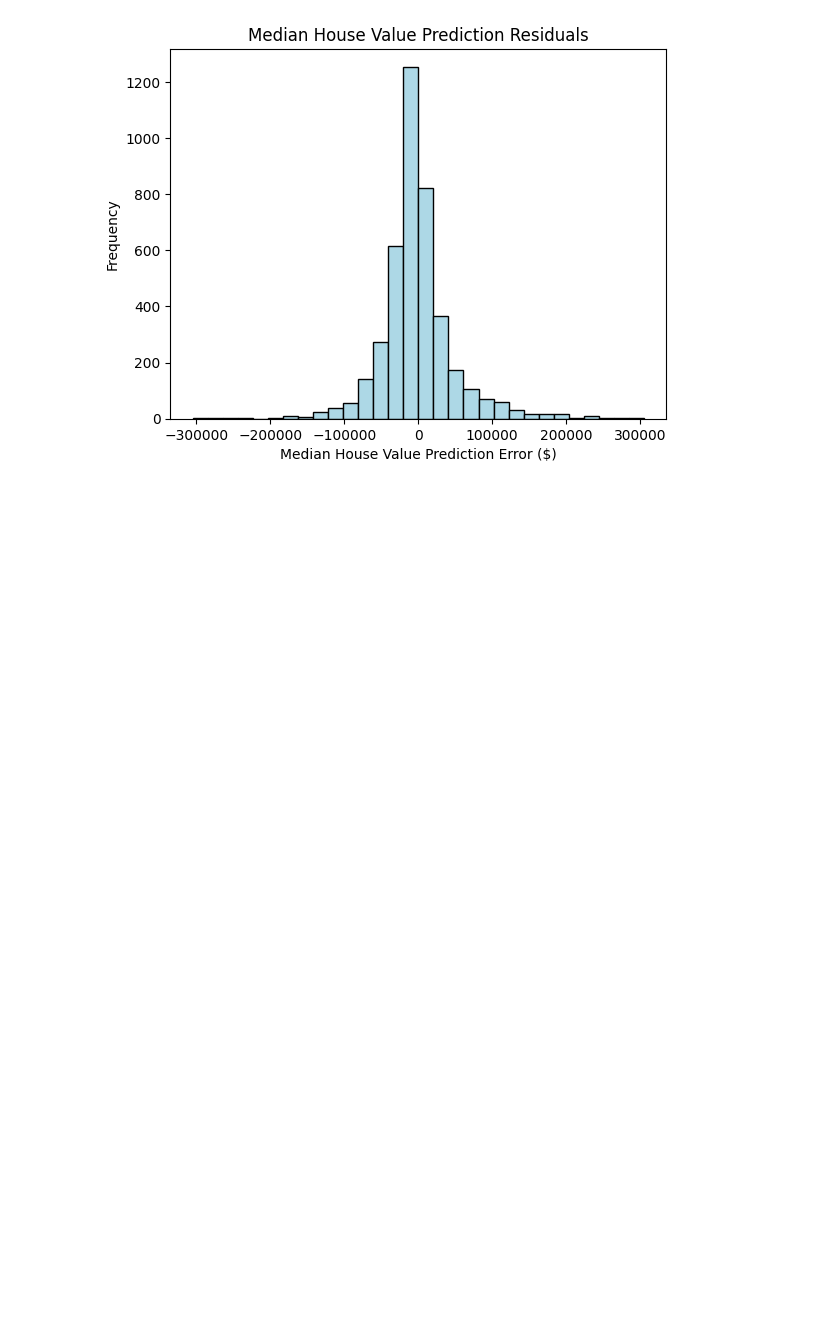
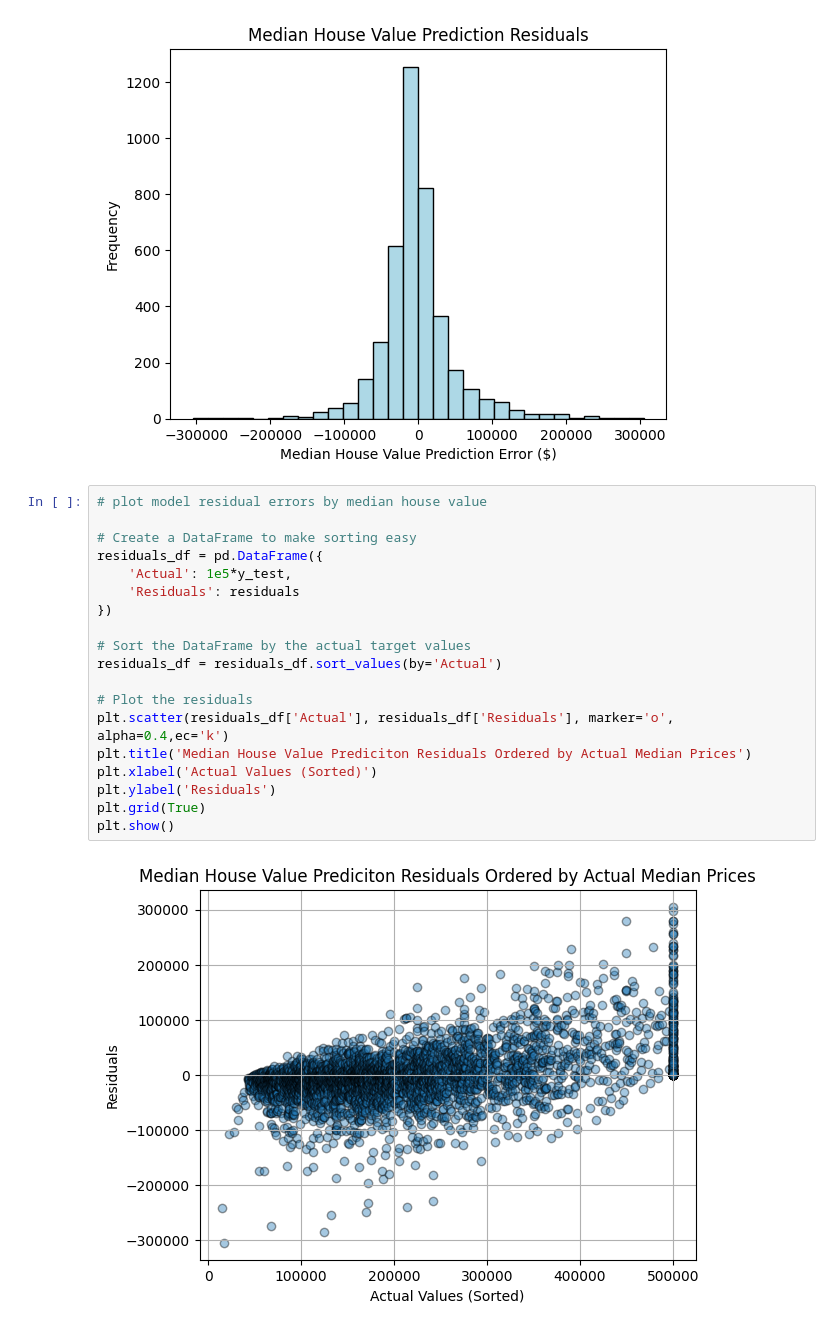
Before and after one commit to Helia-Karisani/evaluating-random-forest-performance, a Jupyter notebook: evaluating-random-forest-performance.ipynb, the cells around one changed output. Drawn from its saved outputs; the diff is of its cells as text; blank space fills up the shorter version.

```diff
--- a/evaluating-random-forest-performance.ipynb
+++ b/evaluating-random-forest-performance.ipynb
@@ -126,3 +126,24 @@ print('Standard deviation of error = ' + str(int(np.std(residuals))))
 Average error = -1214
 Standard deviation of error = 50537
 [figure]
+# %%
+# plot model residual errors by median house value
+
+# Create a DataFrame to make sorting easy
+residuals_df = pd.DataFrame({
+    'Actual': 1e5*y_test,
+    'Residuals': residuals
+})
+
+# Sort the DataFrame by the actual target values
+residuals_df = residuals_df.sort_values(by='Actual')
+
+# Plot the residuals
+plt.scatter(residuals_df['Actual'], residuals_df['Residuals'], marker='o', alpha=0.4,ec='k')
+plt.title('Median House Value Prediciton Residuals Ordered by Actual Median Prices')
+plt.xlabel('Actual Values (Sorted)')
+plt.ylabel('Residuals')
+plt.grid(True)
+plt.show()
+# %% [output]
+[figure, added]
```
Also changed, not shown: parts of 3 cells of this notebook.
